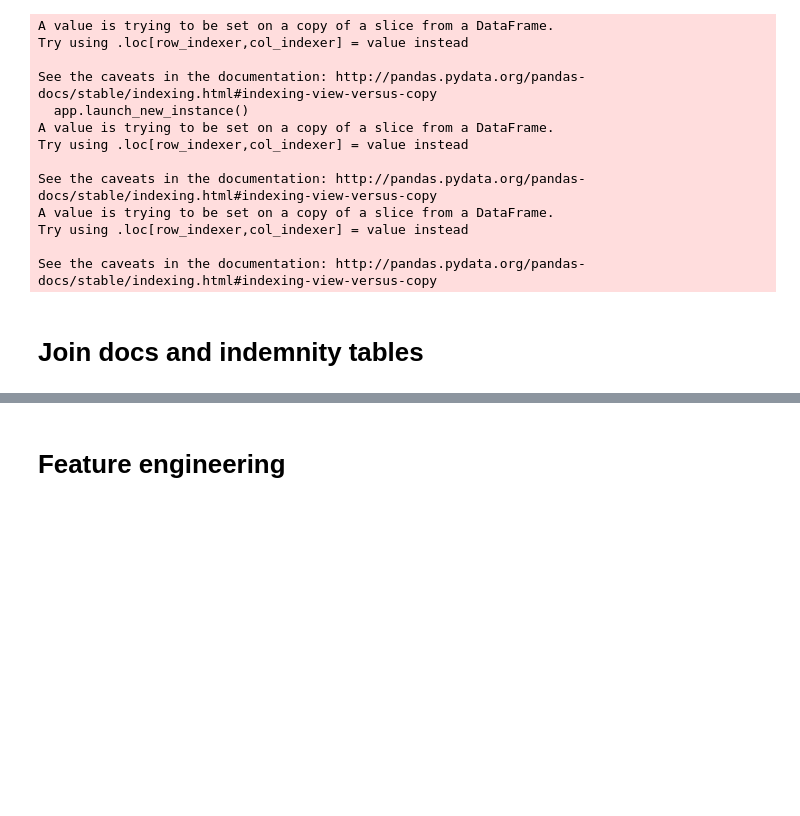
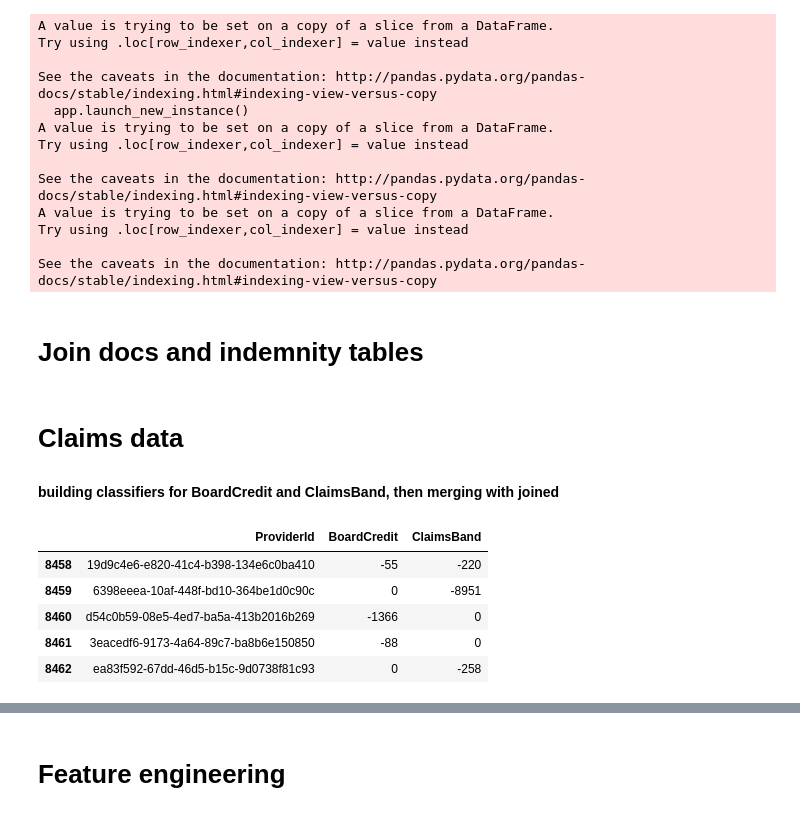
Before and after one commit to Sandy4321/Optimizing-Malpractice-Insurance, a Jupyter notebook: EDA.ipynb, the cells around one changed output, grey strips where cells are left out. Saved outputs shown, nothing was run; the diff lists cells and outputs as text; code cells hidden in the pictures; blank space fills up the shorter version.

```diff
--- a/EDA.ipynb
+++ b/EDA.ipynb
@@ -51 +51,19 @@ joined = pd.merge(docs, indem, how='outer', on='ProviderId').merge()
 joined.drop_duplicates(inplace=True)
+# %% [markdown]
+# Claims data
+#### building classifiers for BoardCredit and ClaimsBand, then merging with joined
+# %%
+# resave debs_and_creds with just the desired columns
+debs_and_creds = debs_and_creds[['ProviderId','BoardCredit','ClaimsBand']]
+
+# lower Provider Id
+# reset index required
+debs_and_creds['ProviderId'] = debs_and_creds['ProviderId'].map(lambda x: x if type(x)!=str else x.lower())
+debs_and_creds.tail()
+# %% [output]
+|  | ProviderId | BoardCredit | ClaimsBand |
+| 8458 | 19d9c4e6-e820-41c4-b398-134e6c0ba410 | -55 | -220 |
+| 8459 | 6398eeea-10af-448f-bd10-364be1d0c90c | 0 | -8951 |
+| 8460 | d54c0b59-08e5-4ed7-ba5a-413b2016b269 | -1366 | 0 |
+| 8461 | 3eacedf6-9173-4a64-89c7-ba8b6e150850 | -88 | 0 |
+| 8462 | ea83f592-67dd-46d5-b15c-9d0738f81c93 | 0 | -258 |
```
Also changed, not shown: parts of 13 cells of this notebook.
